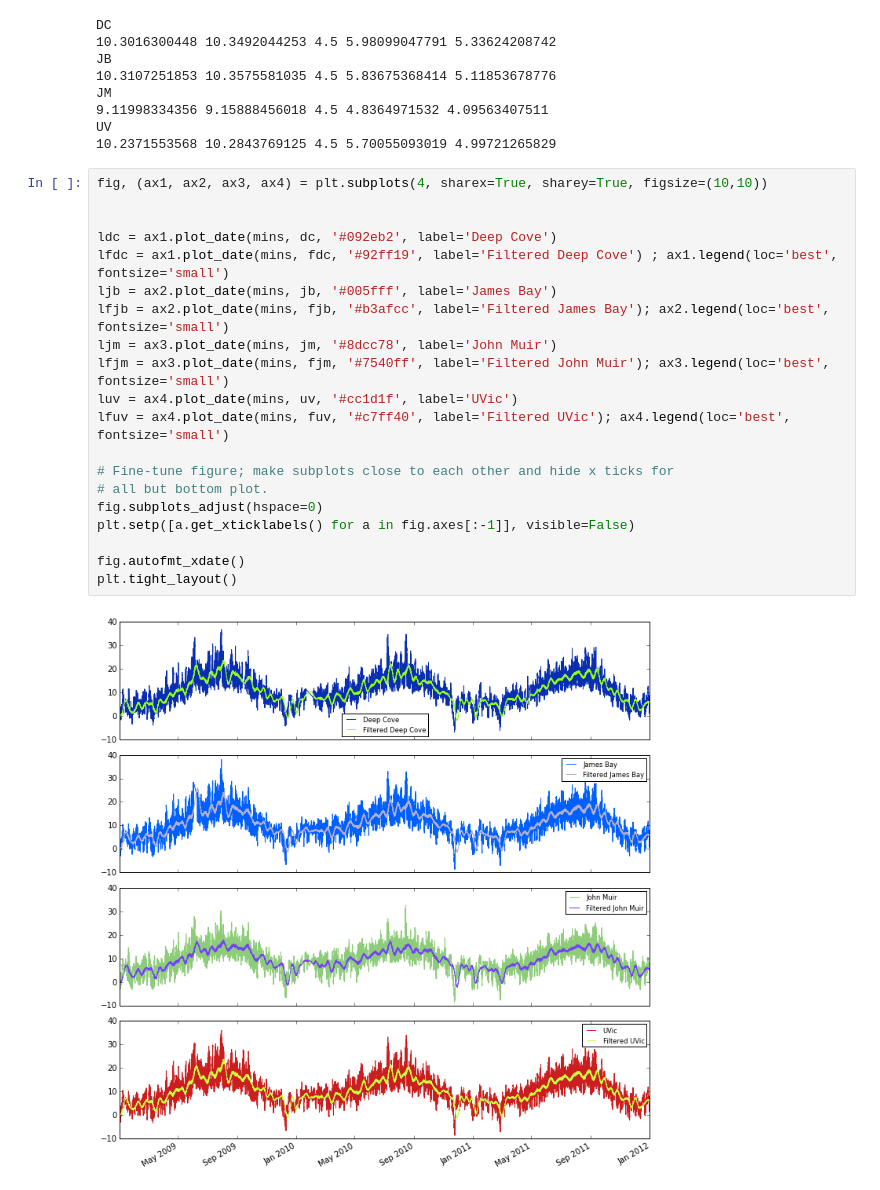
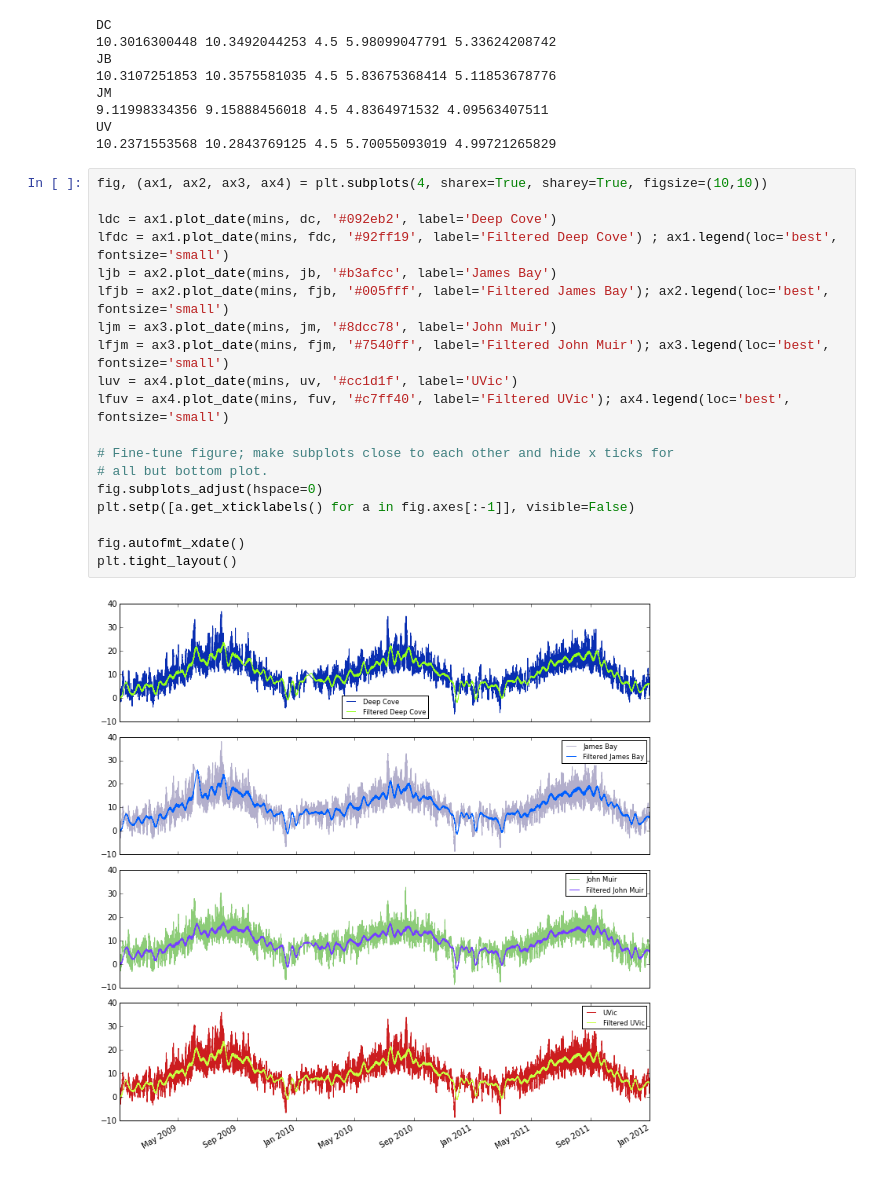
Before and after one commit to ingosh/Phy411Assignments, a Jupyter notebook: Project.ipynb, the cells around one changed output. Drawn from its saved outputs; the diff is of its cells as text.

```diff
--- a/Project.ipynb
+++ b/Project.ipynb
@@ -289,22 +290,21 @@ UV
 # %%
 fig, (ax1, ax2, ax3, ax4) = plt.subplots(4, sharex=True, sharey=True, figsize=(10,10))
 
-
 ldc = ax1.plot_date(mins, dc, '#092eb2', label='Deep Cove')
 lfdc = ax1.plot_date(mins, fdc, '#92ff19', label='Filtered Deep Cove') ; ax1.legend(loc='best', fontsize='small')
-ljb = ax2.plot_date(mins, jb, '#005fff', label='James Bay')
-lfjb = ax2.plot_date(mins, fjb, '#b3afcc', label='Filtered James Bay'); ax2.legend(loc='best', fontsize='small')
+ljb = ax2.plot_date(mins, jb, '#b3afcc', label='James Bay')
+lfjb = ax2.plot_date(mins, fjb, '#005fff', label='Filtered James Bay'); ax2.legend(loc='best', fontsize='small')
 ljm = ax3.plot_date(mins, jm, '#8dcc78', label='John Muir')
 lfjm = ax3.plot_date(mins, fjm, '#7540ff', label='Filtered John Muir'); ax3.legend(loc='best', fontsize='small')
 luv = ax4.plot_date(mins, uv, '#cc1d1f', label='UVic')
 lfuv = ax4.plot_date(mins, fuv, '#c7ff40', label='Filtered UVic'); ax4.legend(loc='best', fontsize='small')
 
 # Fine-tune figure; make subplots close to each other and hide x ticks for
 # all but bottom plot.
 fig.subplots_adjust(hspace=0)
 plt.setp([a.get_xticklabels() for a in fig.axes[:-1]], visible=False)
 
 fig.autofmt_xdate()
 plt.tight_layout()
 # %% [output]
-[figure, old version]
+[figure, new version]
```
Also changed, not shown: parts of 9 cells of this notebook.
